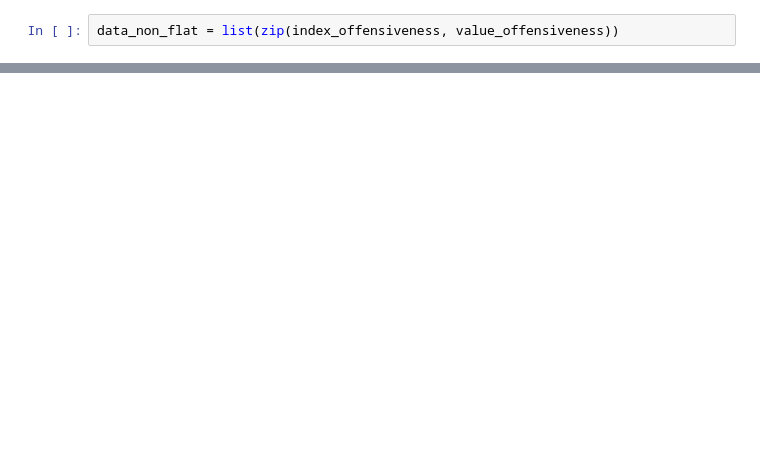
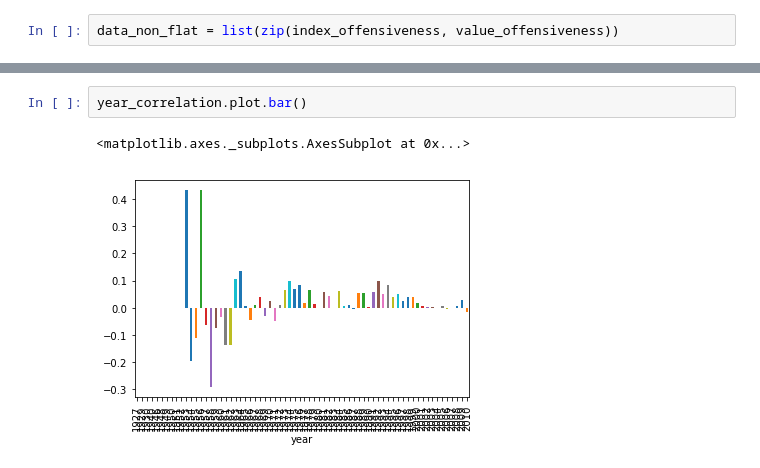
Before and after one commit to Victor-Palacios/epfl_ada, a Jupyter notebook: Project/main_nb.ipynb, the cells around one changed output, grey strips where cells are left out. Saved outputs shown, nothing was run; the diff lists cells and outputs as text; blank space fills up the shorter version.

```diff
--- a/Project/main_nb.ipynb
+++ b/Project/main_nb.ipynb
@@ -180,0 +194,5 @@ Index(['TRAAAAV128F421A322', 'TRAAABD128F429CF47', 'TRAAAED128E0783FAB',
+# %%
+year_correlation.plot.bar()
+# %% [output]
+<matplotlib.axes._subplots.AxesSubplot at 0x...>
+[figure, added]
```
Also changed, not shown: parts of 53 cells of this notebook, 1 other file.
